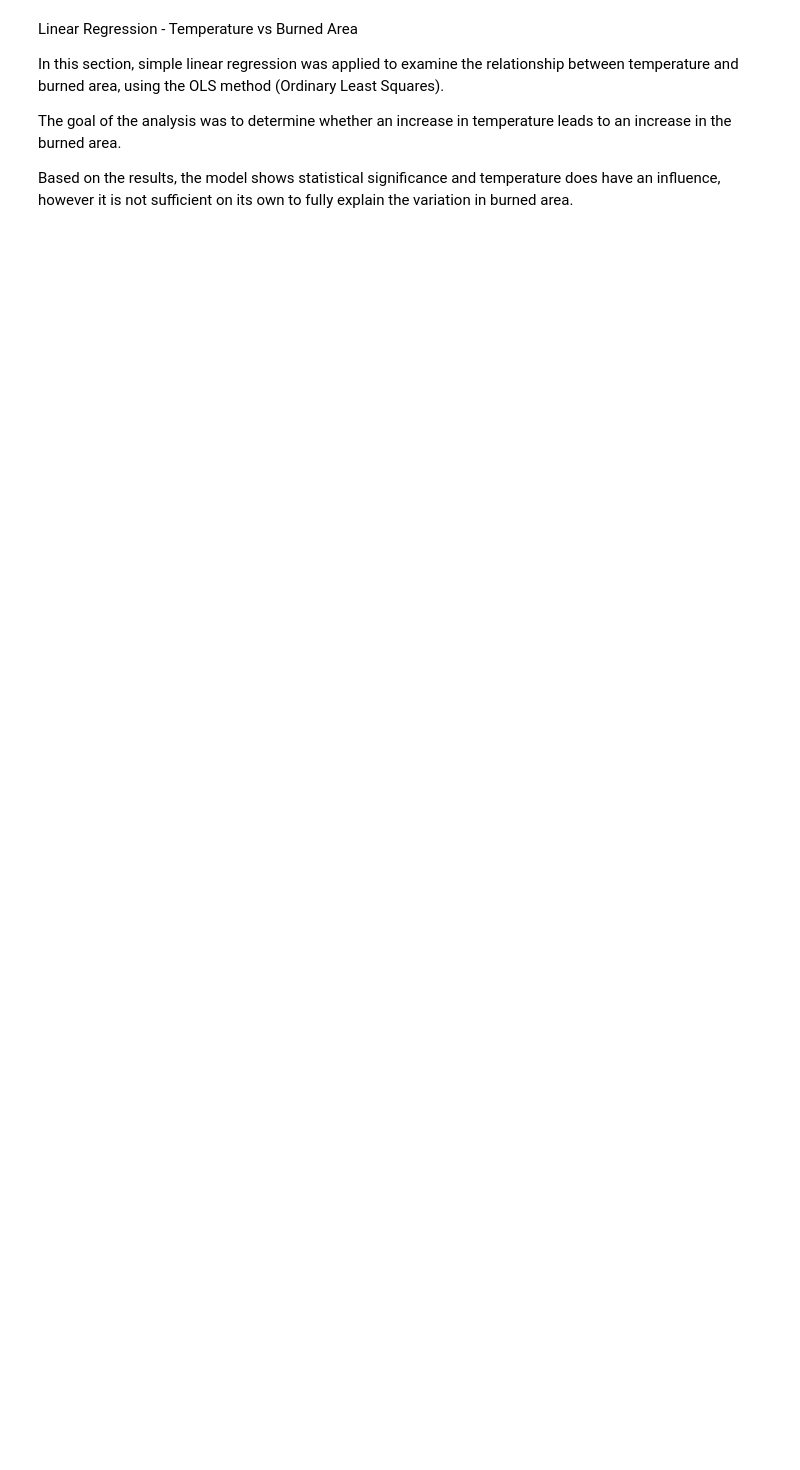
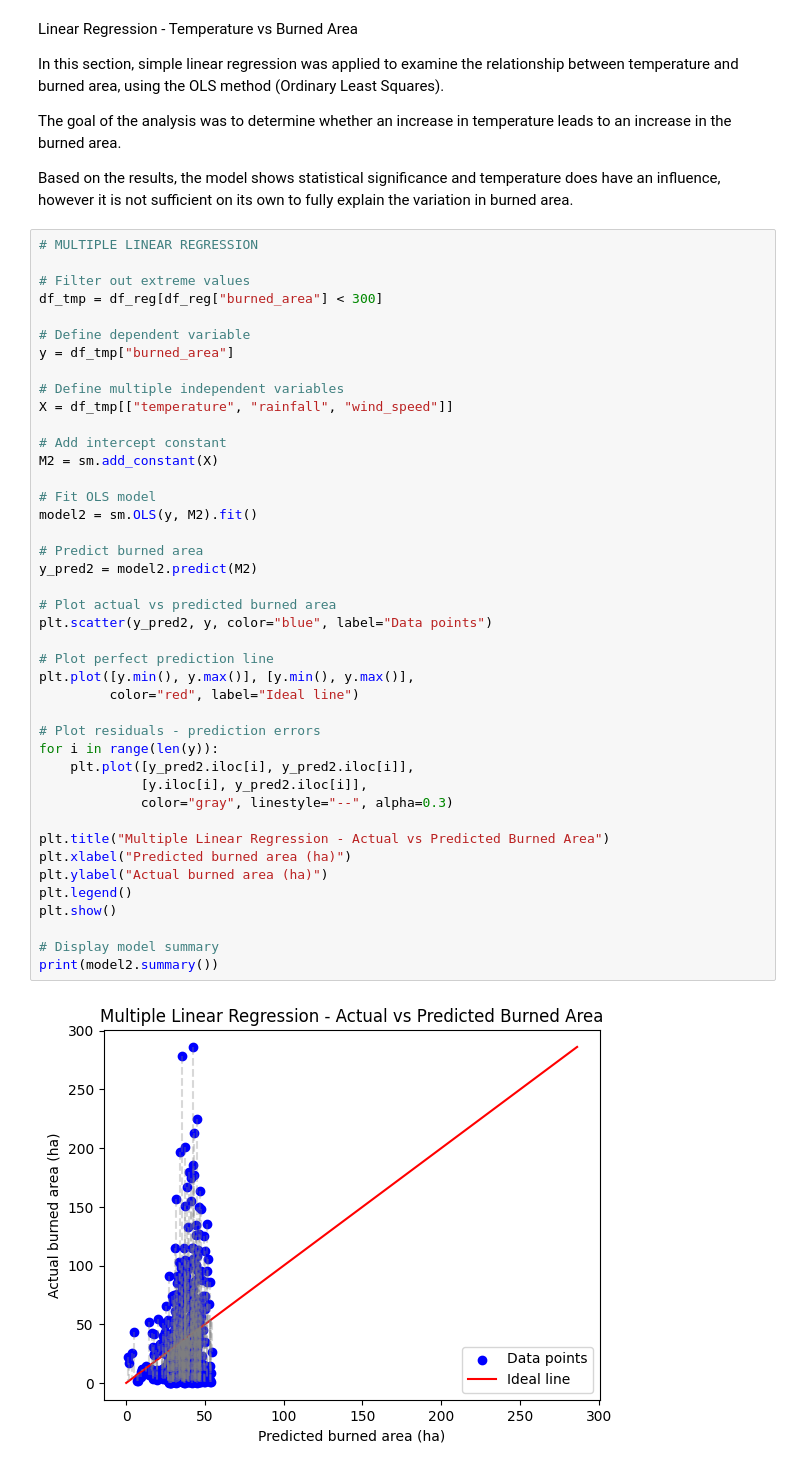
Before and after one commit to manuela1702/forestfires_filledgt, a Jupyter notebook: forestfires_filledgt.ipynb, the cells around one changed output. Saved outputs shown, nothing was run; the diff lists cells and outputs as text; blank space fills up the shorter version.

Commit message:
Multiple Linear Regression

```diff
--- a/forestfires_filledgt.ipynb
+++ b/forestfires_filledgt.ipynb
@@ -111,3 +111,47 @@ leads to an increase in the burned area.
 Based on the results, the model shows statistical significance and temperature
 does have an influence, however it is not sufficient on its own to fully
 explain the variation in burned area.
+# %%
+# MULTIPLE LINEAR REGRESSION
+
+# Filter out extreme values
+df_tmp = df_reg[df_reg["burned_area"] < 300]
+
+# Define dependent variable
+y = df_tmp["burned_area"]
+
+# Define multiple independent variables
+X = df_tmp[["temperature", "rainfall", "wind_speed"]]
+
+# Add intercept constant
+M2 = sm.add_constant(X)
+
+# Fit OLS model
+model2 = sm.OLS(y, M2).fit()
+
+# Predict burned area
+y_pred2 = model2.predict(M2)
+
+# Plot actual vs predicted burned area
+plt.scatter(y_pred2, y, color="blue", label="Data points")
+
+# Plot perfect prediction line
+plt.plot([y.min(), y.max()], [y.min(), y.max()],
+         color="red", label="Ideal line")
+
+# Plot residuals - prediction errors
+for i in range(len(y)):
+    plt.plot([y_pred2.iloc[i], y_pred2.iloc[i]],
+             [y.iloc[i], y_pred2.iloc[i]],
+             color="gray", linestyle="--", alpha=0.3)
+
+plt.title("Multiple Linear Regression - Actual vs Predicted Burned Area")
+plt.xlabel("Predicted burned area (ha)")
+plt.ylabel("Actual burned area (ha)")
+plt.legend()
+plt.show()
+
+# Display model summary
+print(model2.summary())
+# %% [output]
+[figure, added]
```
Also changed, not shown: parts of 3 cells of this notebook.
